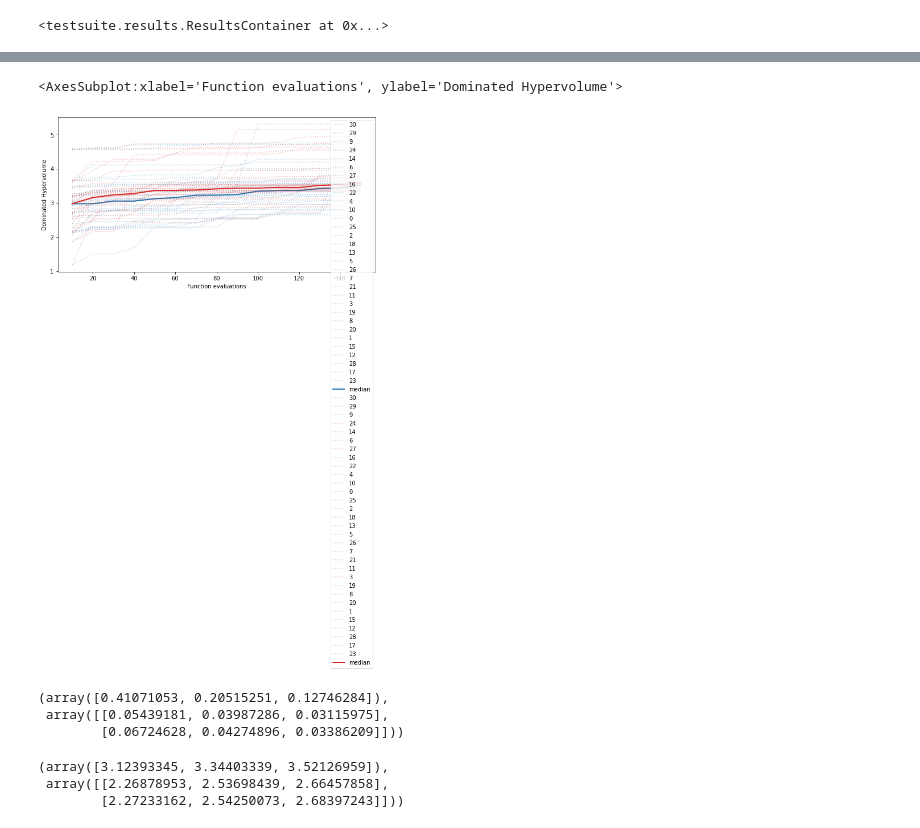
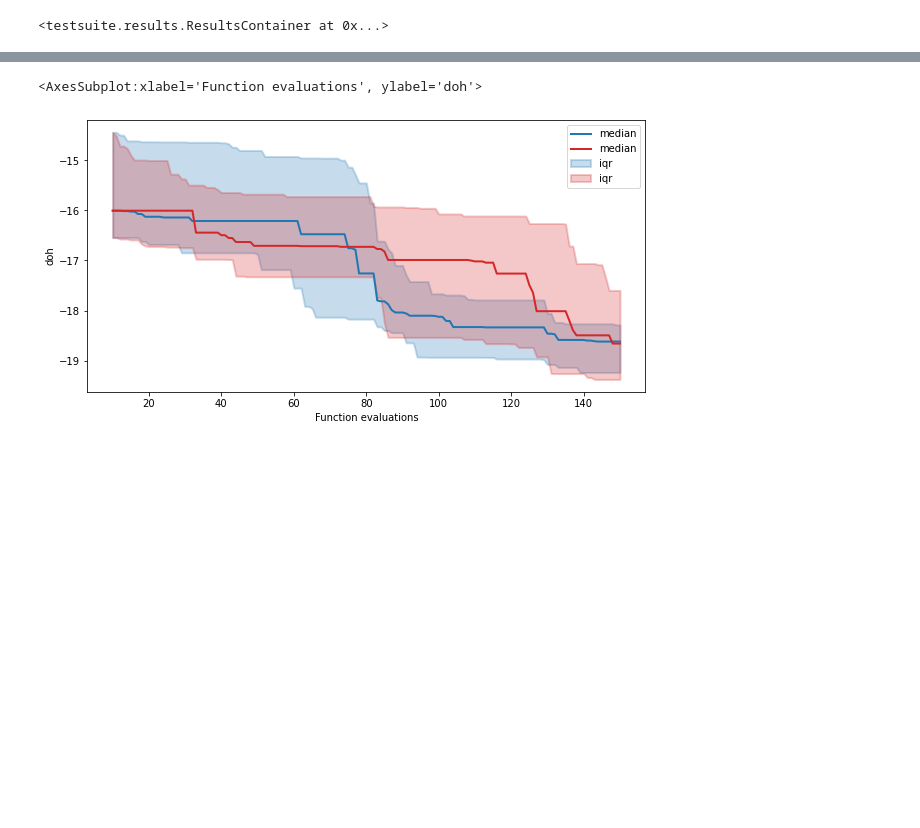
Before and after one commit to FinleyGibson/SAF_EMO, a Jupyter notebook: experiments/directed/analysis/results_tables/table_01.ipynb, the cells around one changed output, grey strips where cells are left out. Drawn from its saved outputs; the diff is of its cells as text; code cells hidden in the pictures; blank space fills up the shorter version.

Commit message:
added single target dual hypervolume measurement to utilties. tested.

```diff
--- a/experiments/directed/analysis/results_tables/table_01.ipynb
+++ b/experiments/directed/analysis/results_tables/table_01.ipynb
@@ -188,21 +197,9 @@ results.plot_igd(axis=fig.gca(), c="C3", reference=True)
 # %%
-fig = results.plot_hpv()
-results.plot_hpv(axis=fig.gca(), c="C3", reference=True)
+fig = results.plot_doh()
+results.plot_doh(axis=fig.gca(), c="C3", reference=True)
 # %% [output]
-<AxesSubplot:xlabel='Function evaluations', ylabel='Dominated Hypervolume'>
+<AxesSubplot:xlabel='Function evaluations', ylabel='doh'>
-[figure, old version]
+[figure, new version]
-# %%
-results.get_intervals(measure= 'igd', intervals=stages, reference=False)
-# %% [output]
-(array([0.41071053, 0.20515251, 0.12746284]),
- array([[0.05439181, 0.03987286, 0.03115975],
-        [0.06724628, 0.04274896, 0.03386209]]))
-# %%
-results.get_intervals(measure= 'hpv', intervals=stages, reference=False)
-# %% [output]
-(array([3.12393345, 3.34403339, 3.52126959]),
- array([[2.26878953, 2.53698439, 2.66457858],
-        [2.27233162, 2.54250073, 2.68397243]]))
 # %%
 n_target_locations = 2
 n_opt_stages = 3
```
Also changed, not shown: parts of 9 cells of this notebook, 9 other files.
